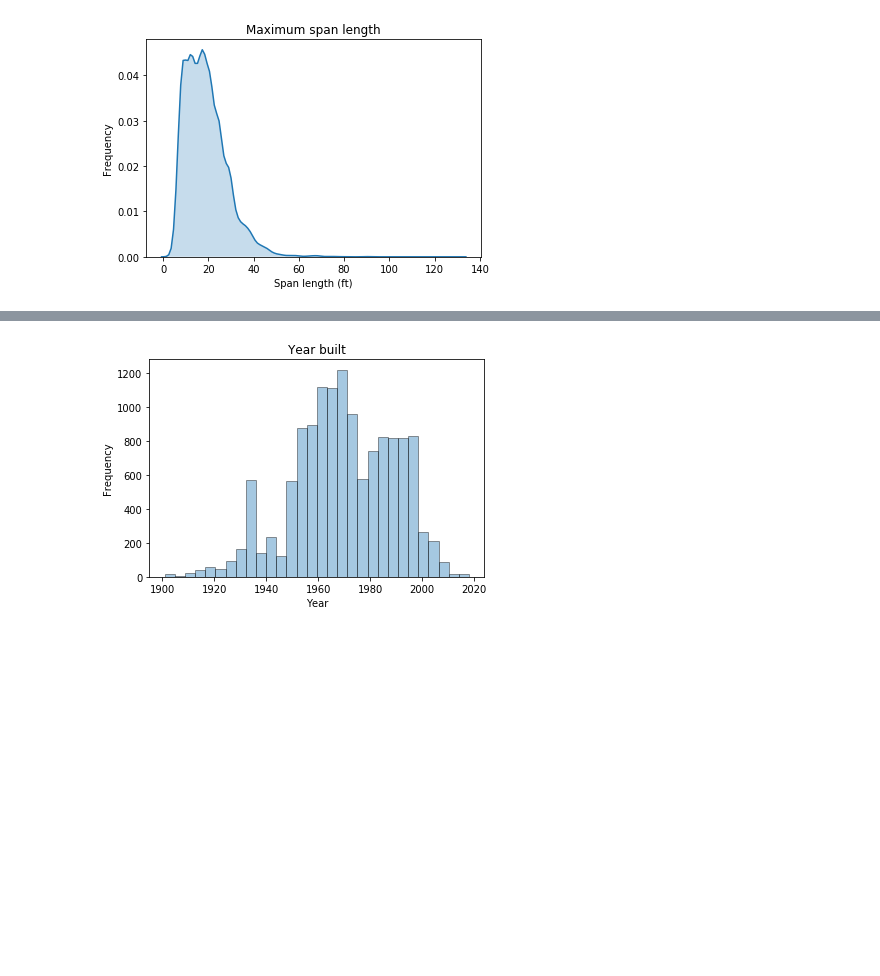
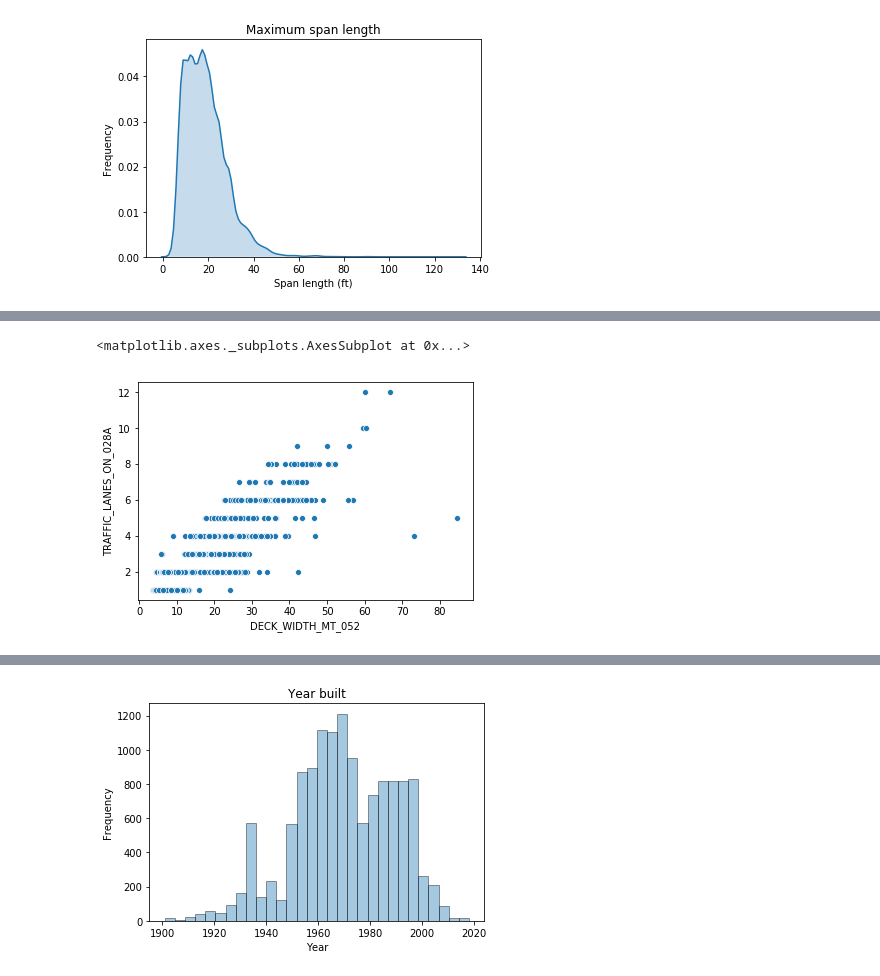
Before and after one commit to VegaLaguna/TFM-Bridge-deterioration, a Jupyter notebook: 03-EDA_CLIM.ipynb, the cells around one changed output, grey strips where cells are left out. Saved outputs shown, nothing was run; the diff lists cells and outputs as text; code cells hidden in the pictures; blank space fills up the shorter version.

```diff
--- a/03-EDA_CLIM.ipynb
+++ b/03-EDA_CLIM.ipynb
@@ -91,0 +115,9 @@ plt.show()
+# %%
+# We will remove outliers by filtering the bridges with less than 10 spans
+df = df[df['MAIN_UNIT_SPANS_045']<11]
+# %%
+# Deck width and traffic lanes relationship
+sns.scatterplot(x='DECK_WIDTH_MT_052', y='TRAFFIC_LANES_ON_028A', data=df)
+# %% [output]
+<matplotlib.axes._subplots.AxesSubplot at 0x...>
+[figure, added]
```
Also changed, not shown: parts of 15 cells of this notebook, 1 other file.
